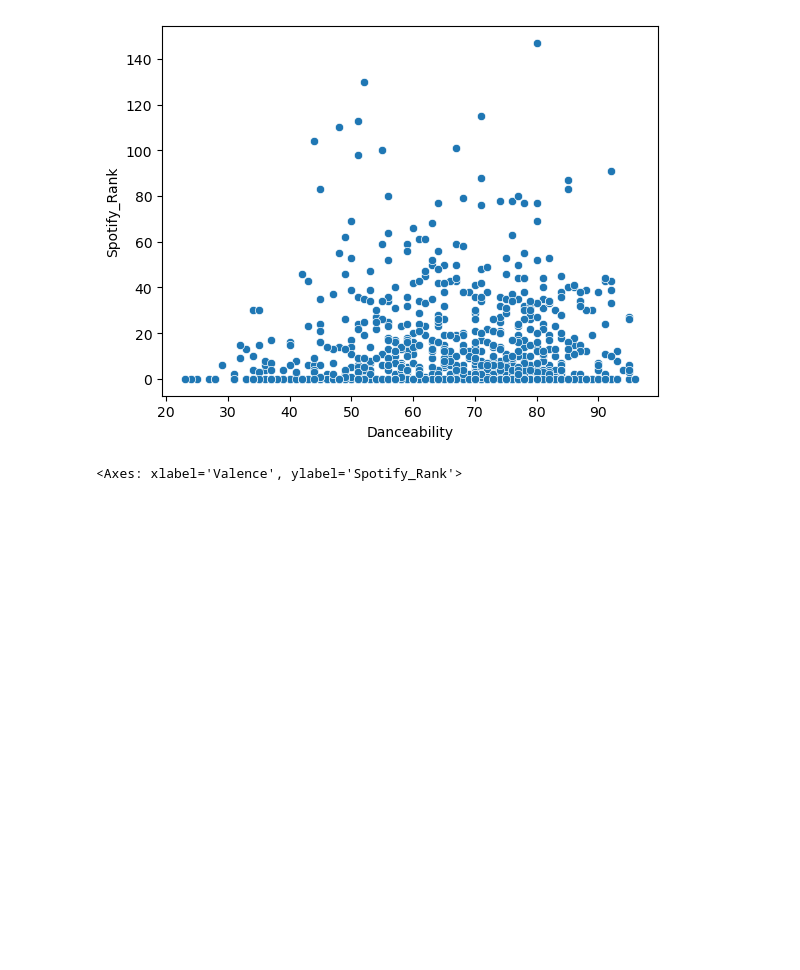
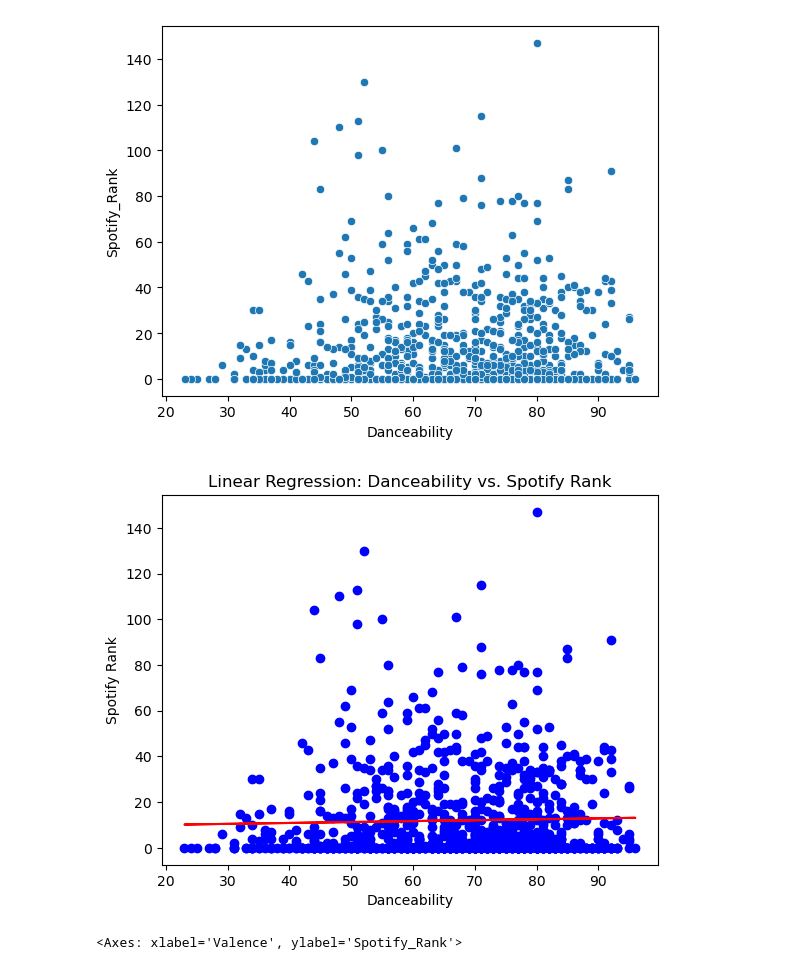
Before and after one commit to vivianzhou1288/info2950-final, a Jupyter notebook: Phase 2.ipynb, the cells around one changed output. Drawn from its saved outputs; the diff is of its cells as text; code cells hidden in the pictures; blank space fills up the shorter version.

```diff
--- a/Phase 2.ipynb
+++ b/Phase 2.ipynb
@@ -132,18 +132,20 @@ sns.scatterplot(x='Danceability', y='Spotify_Rank', data=music_df_result)
 # %%
 X_dance = music_df_result[['Danceability']].values.reshape(-1, 1)
 y_dance = music_df_result['Spotify_Rank'].values
 
 model_dance = LinearRegression()
 model_dance.fit(X_dance, y_dance)
 
-y_pred_dance = model_energy.predict(X_dance)
+y_pred_dance = model_dance.predict(X_dance)
 
-plt.scatter(X_val, y_val, color='blue')
-plt.plot(X_val, y_pred_val, color='red')
-plt.xlabel('Valence')
+plt.scatter(X_dance, y_dance, color='blue')
+plt.plot(X_dance, y_pred_dance, color='red')
+plt.xlabel('Danceability')
 plt.ylabel('Spotify Rank')
-plt.title('Linear Regression: Valence vs. Spotify Rank')
+plt.title('Linear Regression: Danceability vs. Spotify Rank')
 plt.show()
+# %% [output]
+[figure, added]
 # %%
 sns.scatterplot(x='Valence', y='Spotify_Rank', data=music_df_result)
 # %% [output]
```
Also changed, not shown: 2 other files.
